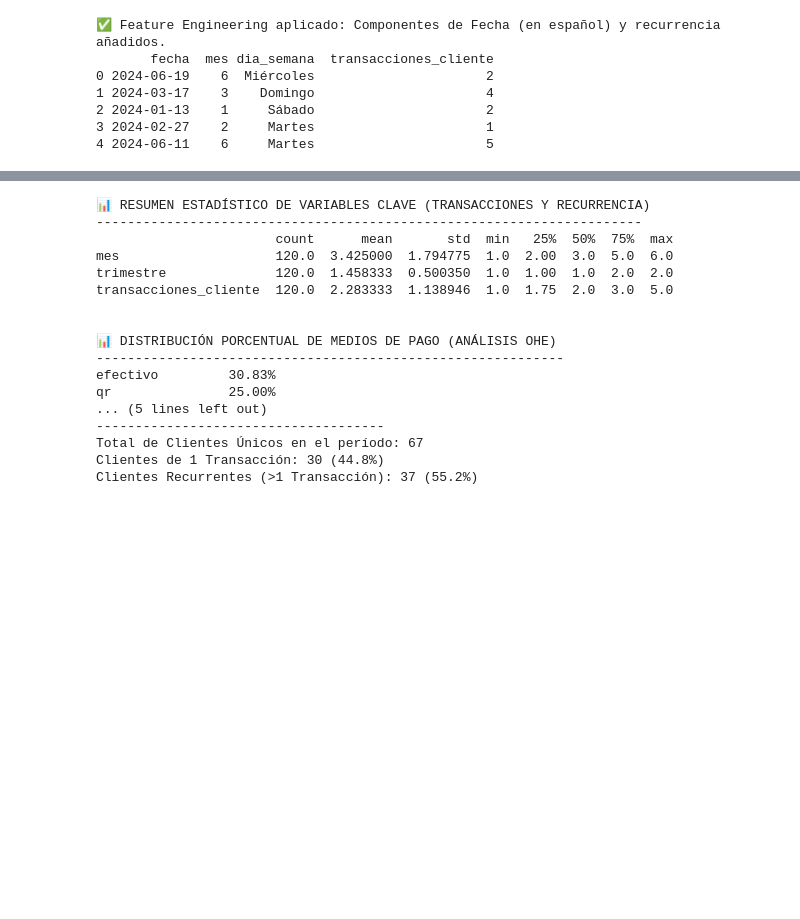
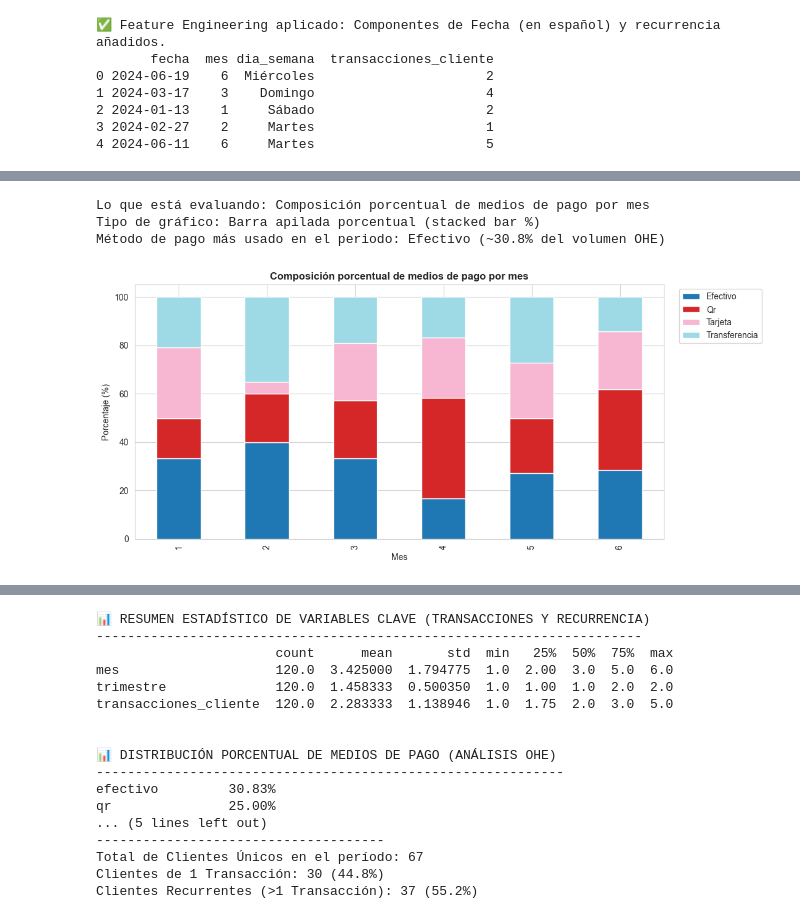
Before and after one commit to augustovillegas/ProyectoAurelionIBM, a Jupyter notebook: limp_y_trans_ventas.ipynb, the cells around one changed output, grey strips where cells are left out. Drawn from its saved outputs; the diff is of its cells as text; code cells hidden in the pictures; blank space fills up the shorter version.

```diff
--- a/limp_y_trans_ventas.ipynb
+++ b/limp_y_trans_ventas.ipynb
@@ -439,0 +588,34 @@ print(df_ventas_True[['fecha', 'mes', 'dia_semana', 'transacciones_cliente']].he
+# %%
+# Stacked bar: composición de medios de pago por mes (porcentaje)
+import numpy as np
+ohe_cols = [c for c in df_ventas_True.columns if c.startswith('medio_pago_')]
+print('Lo que está evaluando: Composición porcentual de medios de pago por mes')
+print('Tipo de gráfico: Barra apilada porcentual (stacked bar %)')
+if ohe_cols and 'mes' in df_ventas_True.columns:
+    df_ohe_month = df_ventas_True.groupby('mes')[ohe_cols].sum()
+    try:
+        df_ohe_month = df_ohe_month.reindex(sorted(df_ohe_month.index))
+    except Exception:
+        pass
+    df_ohe_month_pct = df_ohe_month.div(df_ohe_month.sum(axis=1), axis=0).fillna(0) * 100
+    # Resumen estratégico: método de pago más frecuente en el periodo
+    totals = df_ohe_month.sum(axis=0).sort_values(ascending=False)
+    top_method = totals.index[0].replace('medio_pago_x0_', '').replace('medio_pago_', '').replace('_', ' ').title() if not totals.empty else 'N/A'
+    top_pct = totals.iloc[0] / totals.sum() * 100 if totals.sum() > 0 else 0
+    print(f'Método de pago más usado en el periodo: {top_method} (~{top_pct:.1f}% del volumen OHE)')
+    ax = df_ohe_month_pct.plot(kind='bar', stacked=True, figsize=(11,5), colormap='tab20')
+    plt.title('Composición porcentual de medios de pago por mes', fontsize=12, weight='bold')
+    plt.ylabel('Porcentaje (%)')
+    plt.xlabel('Mes')
+    handles, labels = ax.get_legend_handles_labels()
+    labels = [l.replace('medio_pago_x0_', '').replace('medio_pago_', '').replace('_', ' ').title() for l in labels]
+    ax.legend(handles, labels, loc='upper left', bbox_to_anchor=(1.02,1))
+    plt.tight_layout()
+    plt.show()
+else:
+    print('No se puede dibujar la barra apilada: faltan OHE de medio_pago o columna `mes`.')
+# %% [output]
+Lo que está evaluando: Composición porcentual de medios de pago por mes
+Tipo de gráfico: Barra apilada porcentual (stacked bar %)
+Método de pago más usado en el periodo: Efectivo (~30.8% del volumen OHE)
+[figure, added]
```
Also changed, not shown: parts of 36 cells of this notebook.
